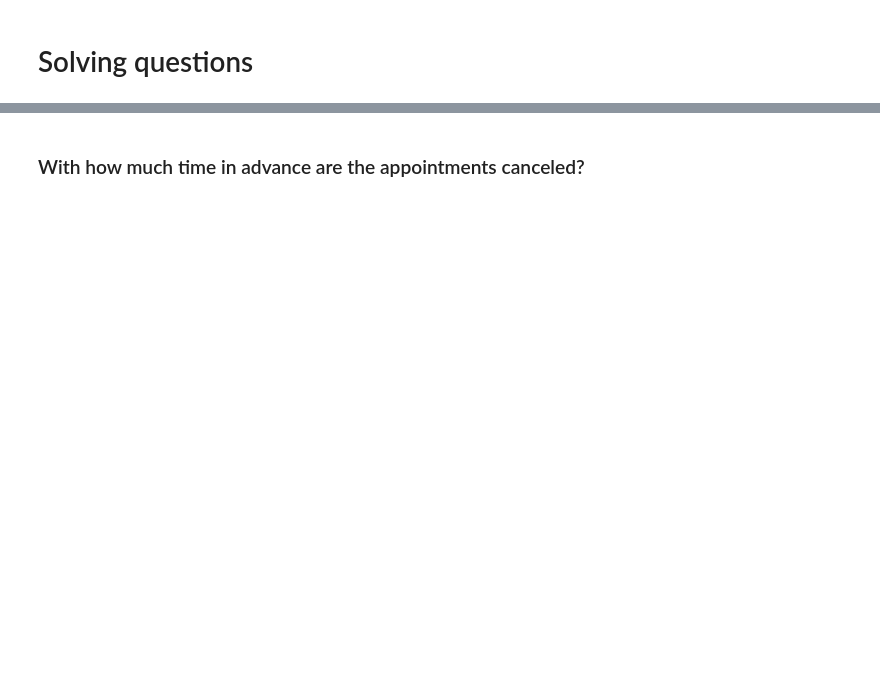
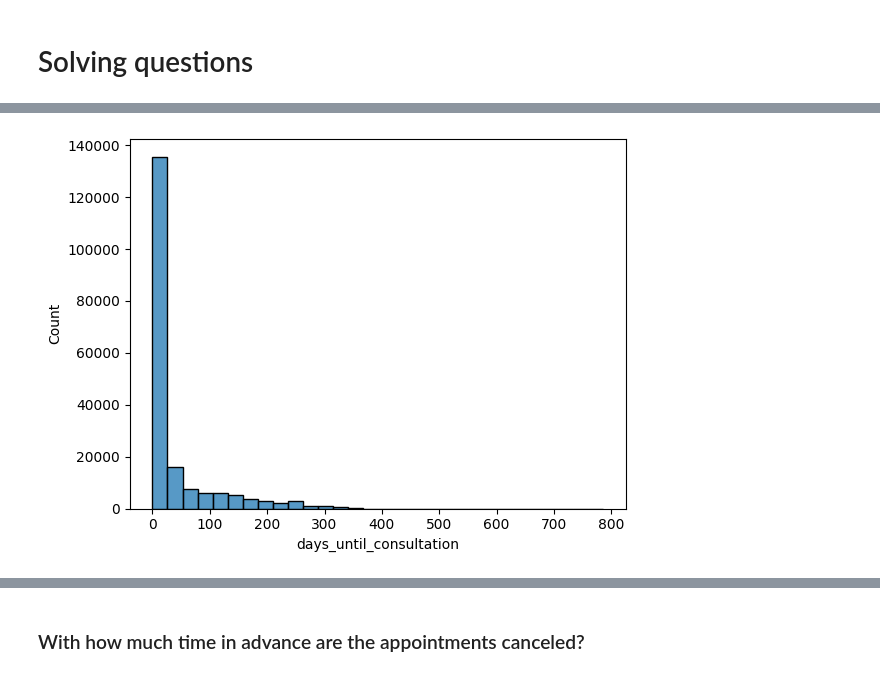
Before and after one commit to robperch/IEOR_Capstone, a Jupyter notebook: notebooks/EDA/eda_addtional_questions.ipynb, the cells around one changed output, grey strips where cells are left out. Drawn from its saved outputs; the diff is of its cells as text; code cells hidden in the pictures; blank space fills up the shorter version.

```diff
--- a/notebooks/EDA/eda_addtional_questions.ipynb
+++ b/notebooks/EDA/eda_addtional_questions.ipynb
@@ -78,0 +132,10 @@ dfx
+# %%
+## convert dates to datetime objects for differences
+df_duc= dfx.loc[:, ['appointment_id', 'medical_specialty', 'appointment_date', 'appointment_creation', 'appointment_status_simple']]
+df_duc['appointment_date'] = pd.to_datetime(df_duc['appointment_date'],  format='%Y-%m-%d').dt.date
+df_duc['appointment_creation'] = pd.to_datetime(df_duc['appointment_creation'], dayfirst=False, format='mixed').dt.date
+# %%
+## compute difference, create new column 'days_until_consultation'
+days_difference = df_duc['appointment_date']-df_duc['appointment_creation']
+df_duc['days_until_consultation'] = [d.days for d in days_difference]
+df_duc.sort_values(['medical_specialty', 'appointment_status_simple', 'days_until_consultation'])
@@ -78,0 +156,4 @@ dfx
+# %%
+#remove negative numbers
+df_no_negative = df_duc.loc[df_duc['days_until_consultation'] >= 0]
+df_no_negative
@@ -78,0 +190,4 @@ dfx
+# %%
+sns.histplot(df_no_negative['days_until_consultation'], bins=30, kde=False);
+# %% [output]
+[figure, added]
```
Also changed, not shown: parts of 67 cells of this notebook, 3 other files.
